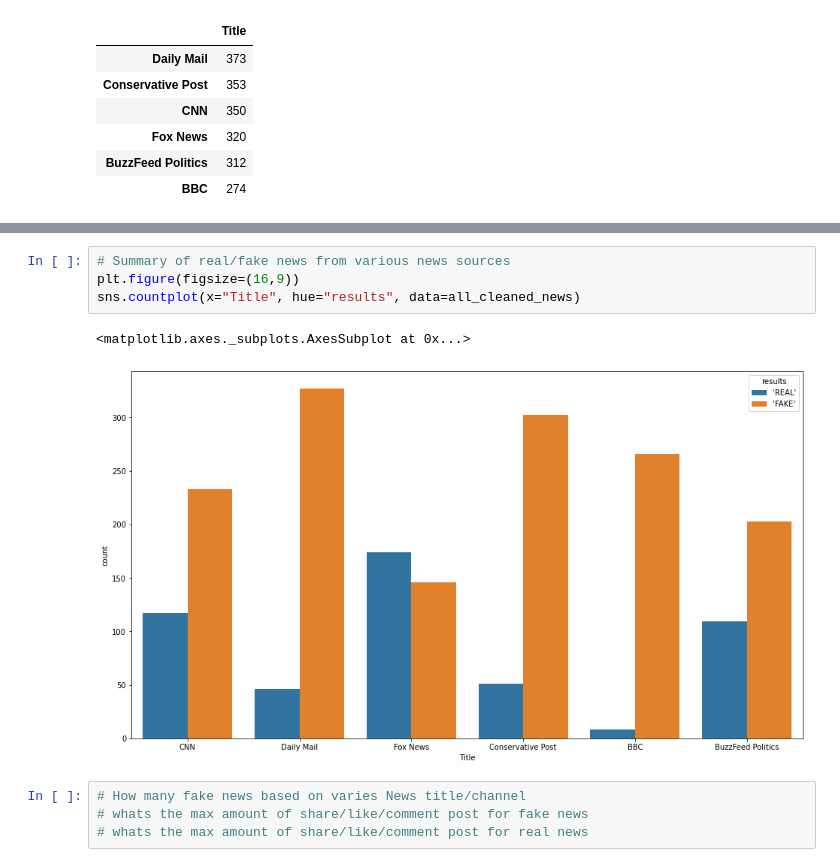
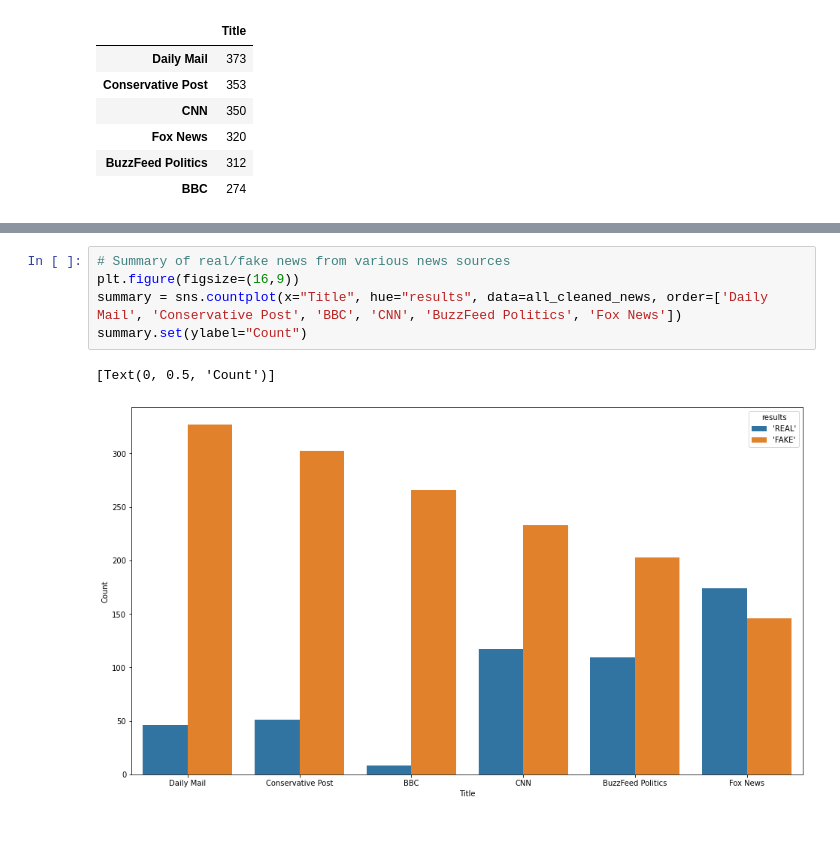
Before and after one commit to aliciasply/Final-Project, a Jupyter notebook: Code/Final-Visualization-Data-Cleaning-Alicia .ipynb, the cells around one changed output, grey strips where cells are left out. Saved outputs shown, nothing was run; the diff lists cells and outputs as text; blank space fills up the shorter version.

Commit message:
added graph

```diff
--- a/Code/Final-Visualization-Data-Cleaning-Alicia .ipynb
+++ b/Code/Final-Visualization-Data-Cleaning-Alicia .ipynb
@@ -226,11 +246,8 @@ all_news_summary
 # %%
 # Summary of real/fake news from various news sources
 plt.figure(figsize=(16,9))
-sns.countplot(x="Title", hue="results", data=all_cleaned_news)
+summary = sns.countplot(x="Title", hue="results", data=all_cleaned_news, order=['Daily Mail', 'Conservative Post', 'BBC', 'CNN', 'BuzzFeed Politics', 'Fox News'])
+summary.set(ylabel="Count")
 # %% [output]
-<matplotlib.axes._subplots.AxesSubplot at 0x...>
+[Text(0, 0.5, 'Count')]
-[figure, old version]
+[figure, new version]
-# %%
-# How many fake news based on varies News title/channel
-# whats the max amount of share/like/comment post for fake news
-# whats the max amount of share/like/comment post for real news
```
Also changed, not shown: parts of 30 cells of this notebook, 4 other files.
